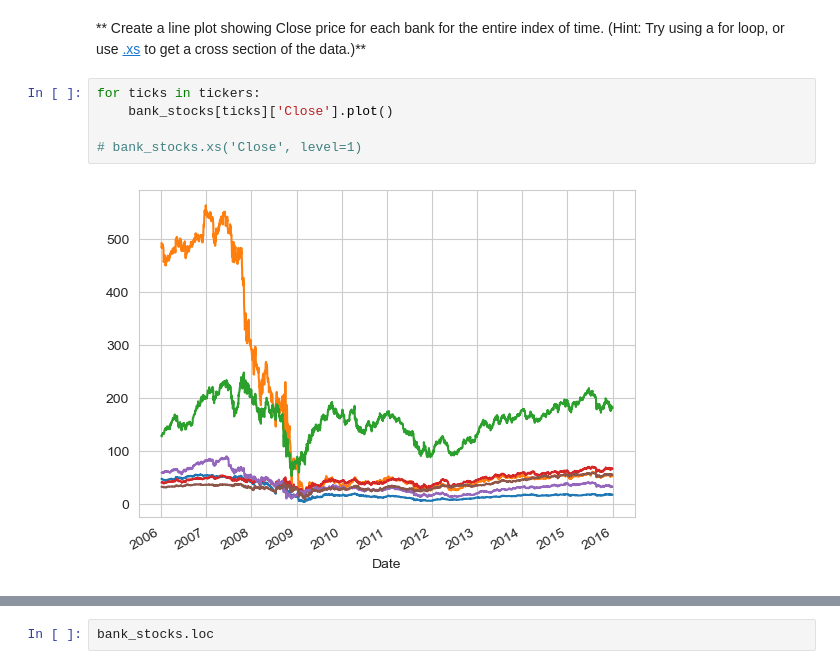
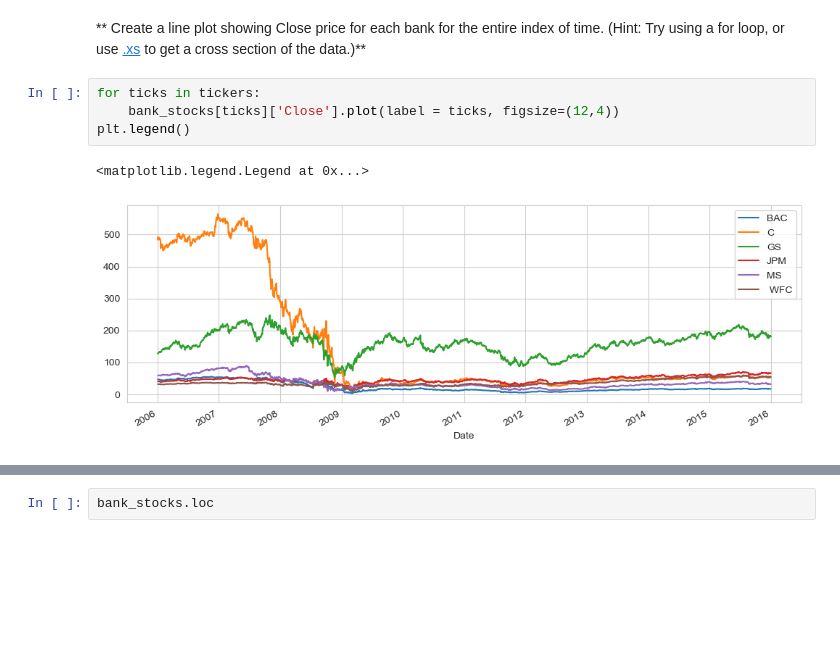
Before and after one commit to JoseArnel/code, a Jupyter notebook: DataScience&MachineLearning/10-Data-Capstone-Projects/03-Finance Project.ipynb, the cells around one changed output, grey strips where cells are left out. Drawn from its saved outputs; the diff is of its cells as text; blank space fills up the shorter version.

```diff
--- a/DataScience&MachineLearning/10-Data-Capstone-Projects/03-Finance Project.ipynb
+++ b/DataScience&MachineLearning/10-Data-Capstone-Projects/03-Finance Project.ipynb
@@ -319,8 +333,8 @@ cf.go_offline()
 ** Create a line plot showing Close price for each bank for the entire index of time. (Hint: Try using a for loop, or use [.xs](http://pandas.pydata.org/pandas-docs/stable/generated/pandas.DataFrame.xs.html) to get a cross section of the data.)**
 # %%
 for ticks in tickers:
-    bank_stocks[ticks]['Close'].plot()
-
-# bank_stocks.xs('Close', level=1)
+    bank_stocks[ticks]['Close'].plot(label = ticks, figsize=(12,4))
+plt.legend()
 # %% [output]
+<matplotlib.legend.Legend at 0x...>
-[figure, old version]
+[figure, new version]
```
Also changed, not shown: parts of 19 cells of this notebook, 1 other file.
